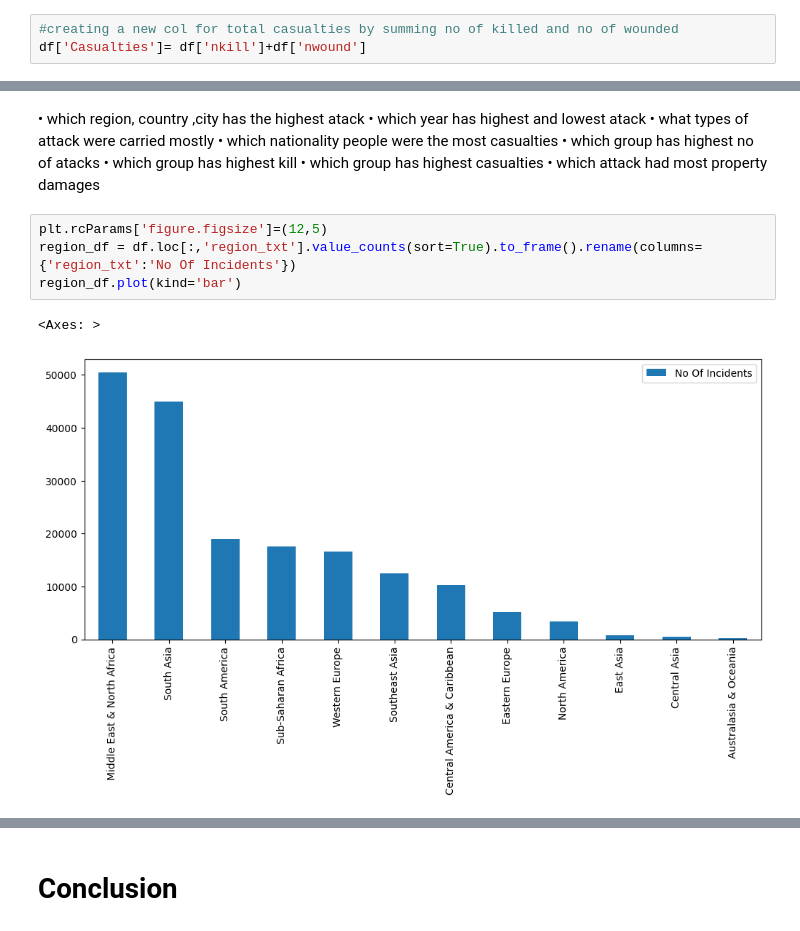
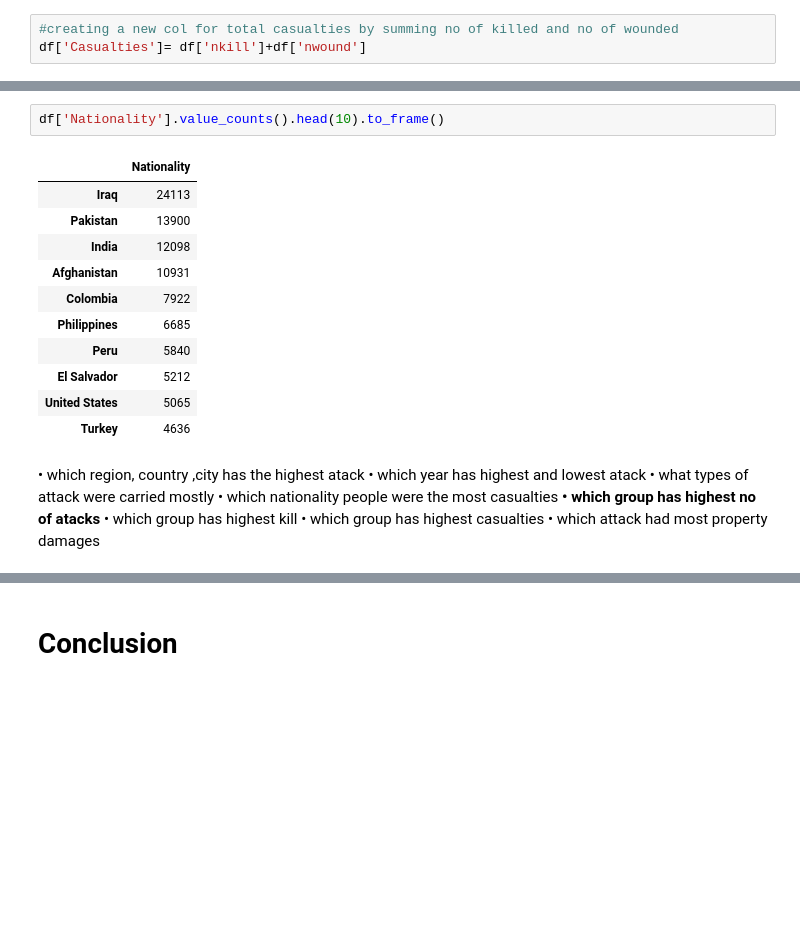
Before and after one commit to ZainDataS/EDA_Global_terrorism, a Jupyter notebook: Global_Terrorism_Analysis_Capstone_Project.ipynb, the cells around one changed output, grey strips where cells are left out. Saved outputs shown, nothing was run; the diff lists cells and outputs as text; blank space fills up the shorter version.

```diff
--- a/Global_Terrorism_Analysis_Capstone_Project.ipynb
+++ b/Global_Terrorism_Analysis_Capstone_Project.ipynb
@@ -230,16 +254,23 @@ df.head()
+# %%
+df['Nationality'].value_counts().head(10).to_frame()
+# %% [output]
+|  | Nationality |
+| Iraq | 24113 |
+| Pakistan | 13900 |
+| India | 12098 |
+| Afghanistan | 10931 |
+| Colombia | 7922 |
+| Philippines | 6685 |
+| Peru | 5840 |
+| El Salvador | 5212 |
+| United States | 5065 |
+| Turkey | 4636 |
 # %% [markdown]
 •	which region, country ,city has the highest atack
 •	which year has highest and lowest atack
 •	what types of attack were carried mostly
 •	which nationality people were the most casualties
-•	which group has highest no of atacks
+**•	which group has highest no of atacks**
 •	which group has highest kill
 •	which group has highest casualties
 •	which attack had most property damages
-# %%
-plt.rcParams['figure.figsize']=(12,5)
-region_df = df.loc[:,'region_txt'].value_counts(sort=True).to_frame().rename(columns={'region_txt':'No Of Incidents'})
-region_df.plot(kind='bar')
-# %% [output]
-<Axes: >
-[figure, removed]
```
Also changed, not shown: parts of 14 cells of this notebook.
